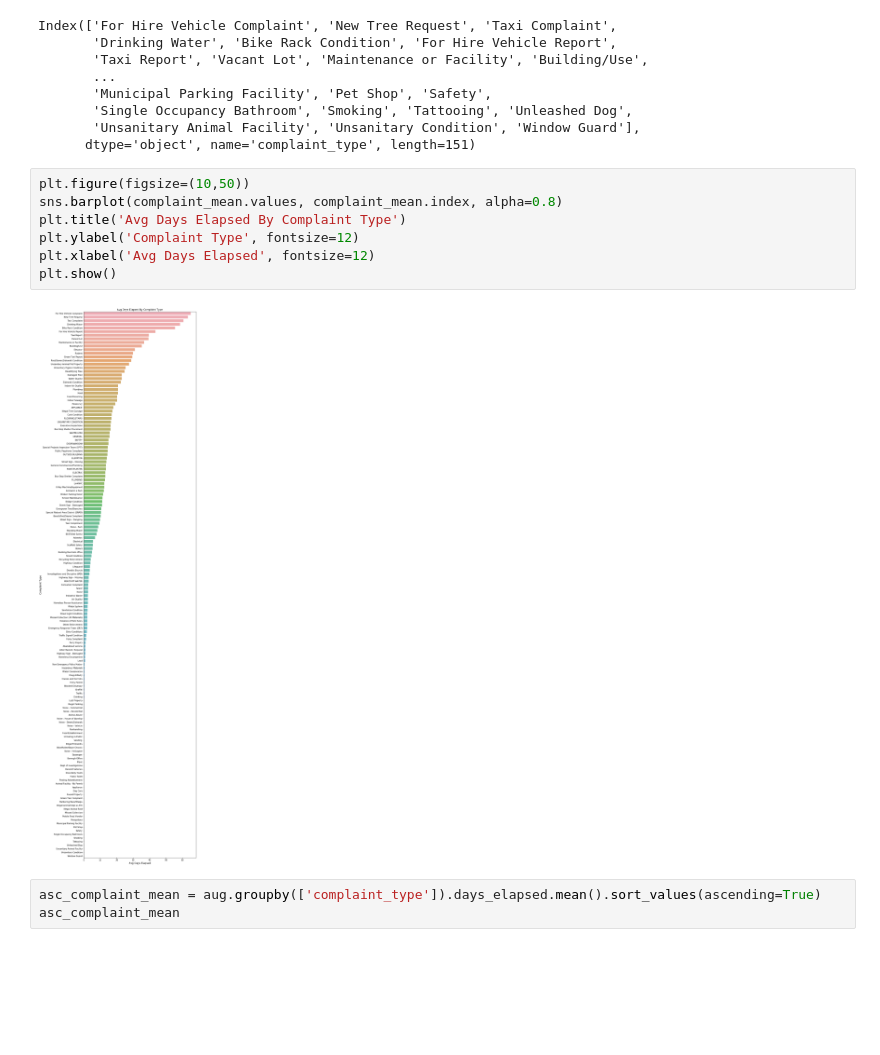
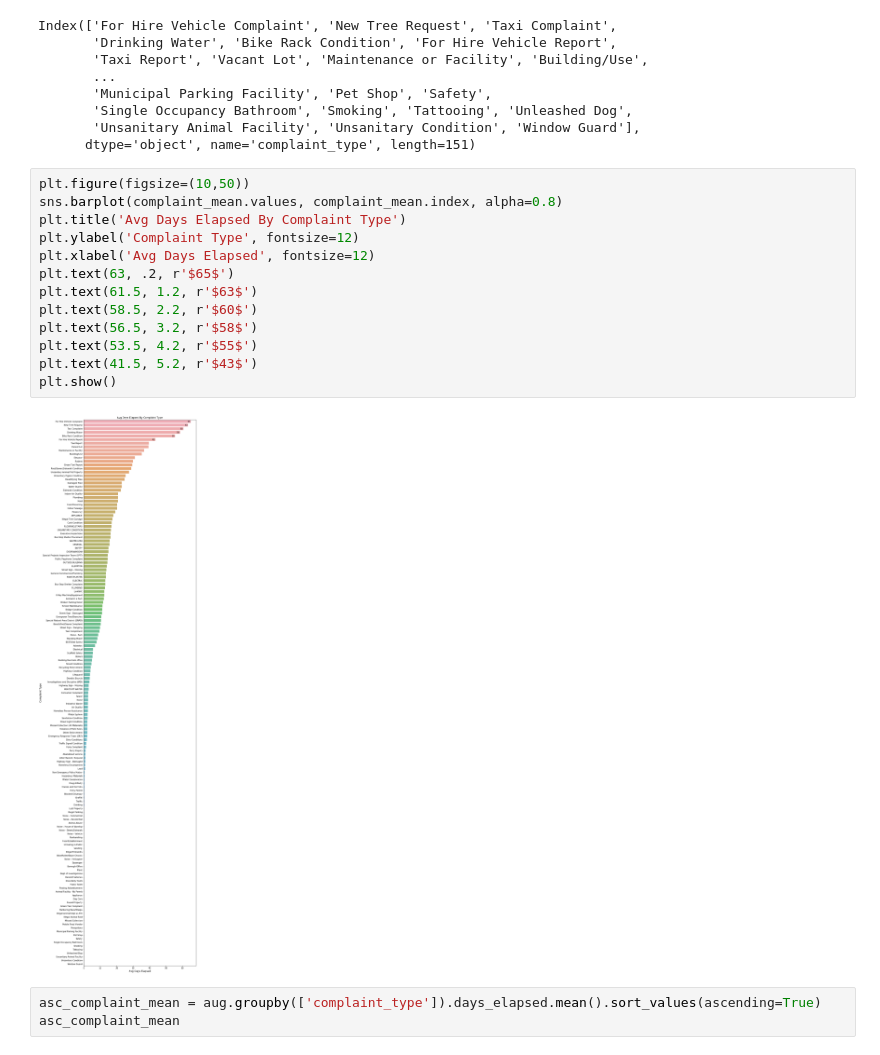
Before and after one commit to whohuhwhat/311_pt4, a Jupyter notebook: TS.ipynb, the cells around one changed output. Cells and saved outputs as stored; diff of their text form; blank space fills up the shorter version.

```diff
--- a/TS.ipynb
+++ b/TS.ipynb
@@ -184,12 +194,18 @@ Index(['For Hire Vehicle Complaint', 'New Tree Request', 'Taxi Complaint',
 # %%
 plt.figure(figsize=(10,50))
 sns.barplot(complaint_mean.values, complaint_mean.index, alpha=0.8)
 plt.title('Avg Days Elapsed By Complaint Type')
 plt.ylabel('Complaint Type', fontsize=12)
 plt.xlabel('Avg Days Elapsed', fontsize=12)
+plt.text(63, .2, r'$65$')
+plt.text(61.5, 1.2, r'$63$')
+plt.text(58.5, 2.2, r'$60$')
+plt.text(56.5, 3.2, r'$58$')
+plt.text(53.5, 4.2, r'$55$')
+plt.text(41.5, 5.2, r'$43$')
 plt.show()
 # %% [output]
-[figure, old version]
+[figure, new version]
 # %%
 asc_complaint_mean = aug.groupby(['complaint_type']).days_elapsed.mean().sort_values(ascending=True)
 asc_complaint_mean
```
Also changed, not shown: parts of 20 cells of this notebook.
